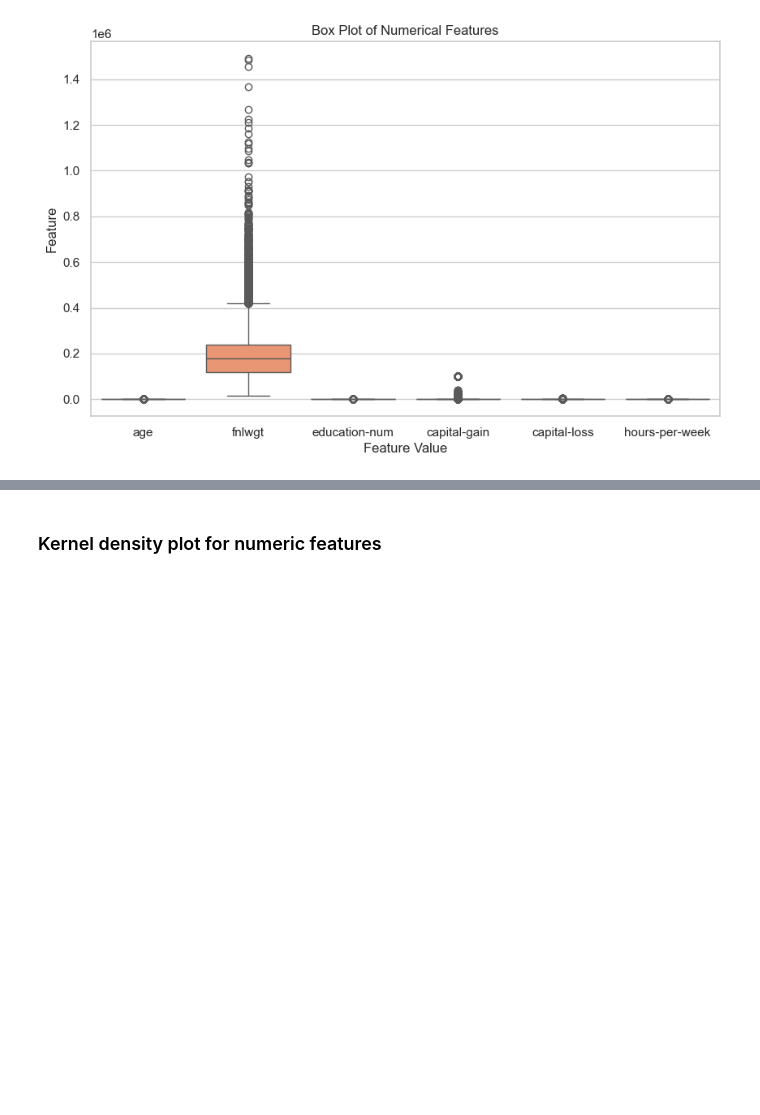
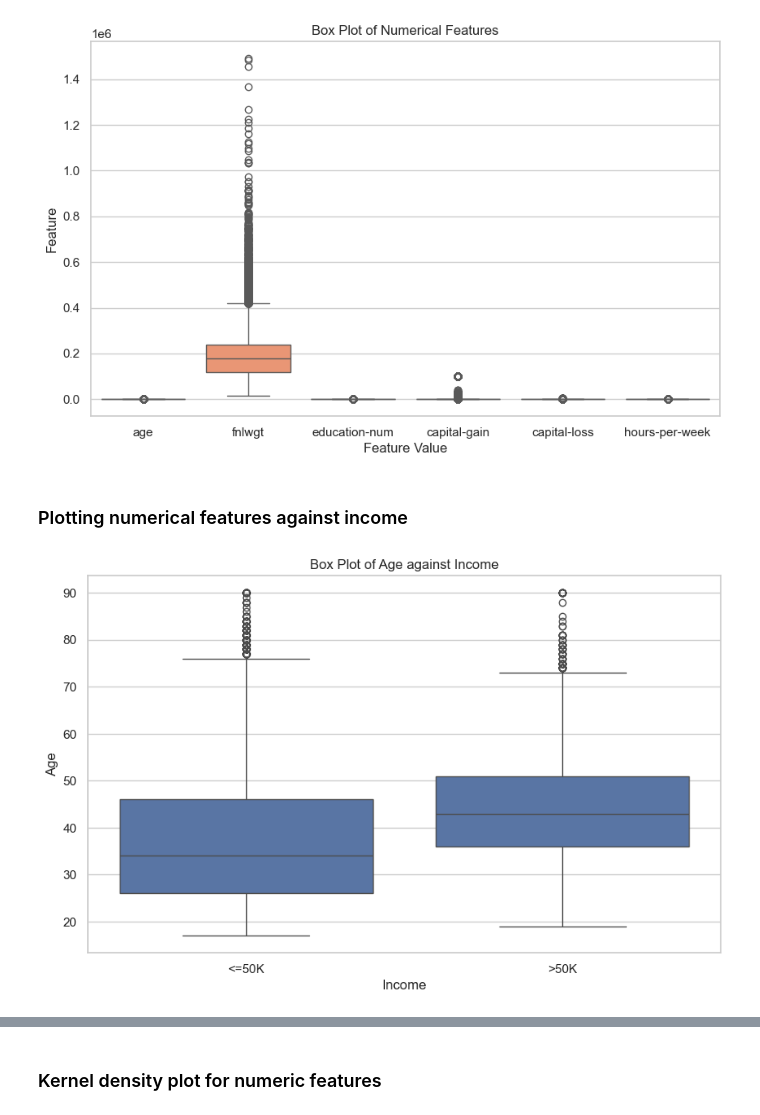
Before and after one commit to nikoyasam/MachineLearningCW, a Jupyter notebook: machine learninng/naive bayes.ipynb, the cells around one changed output, grey strips where cells are left out. Saved outputs shown, nothing was run; the diff lists cells and outputs as text; code cells hidden in the pictures; blank space fills up the shorter version.

Commit message:
box plot against income

```diff
--- a/machine learninng/naive bayes.ipynb
+++ b/machine learninng/naive bayes.ipynb
@@ -161,3 +161,21 @@ plt.xlabel("Feature Value")
 plt.show()
 # %% [output]
 [figure]
+# %% [markdown]
+### Plotting numerical features against income
+# %%
+import seaborn as sns
+
+# Filter the dataset based on income categories
+income_categories = ['<=50K', '>50K']
+filtered_data = no_null_df2[no_null_df2['income'].isin(income_categories)]
+
+# Create the box plot
+plt.figure(figsize=(10, 6))
+sns.boxplot(x='income', y='age', data=filtered_data)
+plt.title('Box Plot of Age against Income')
+plt.xlabel('Income')
+plt.ylabel('Age')
+plt.show()
+# %% [output]
+[figure, added]
```
Also changed, not shown: parts of 5 cells of this notebook, 1 other file.
